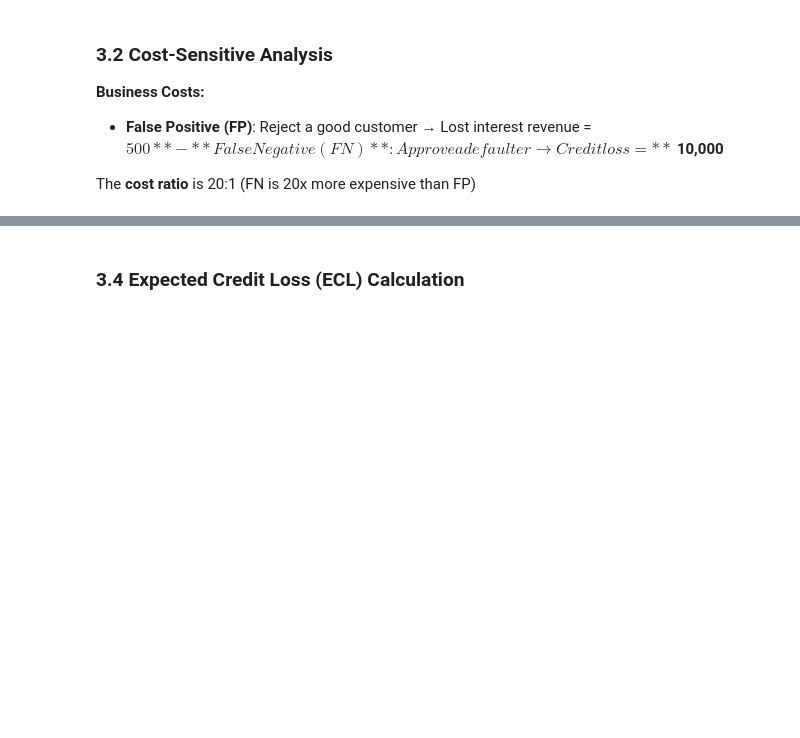
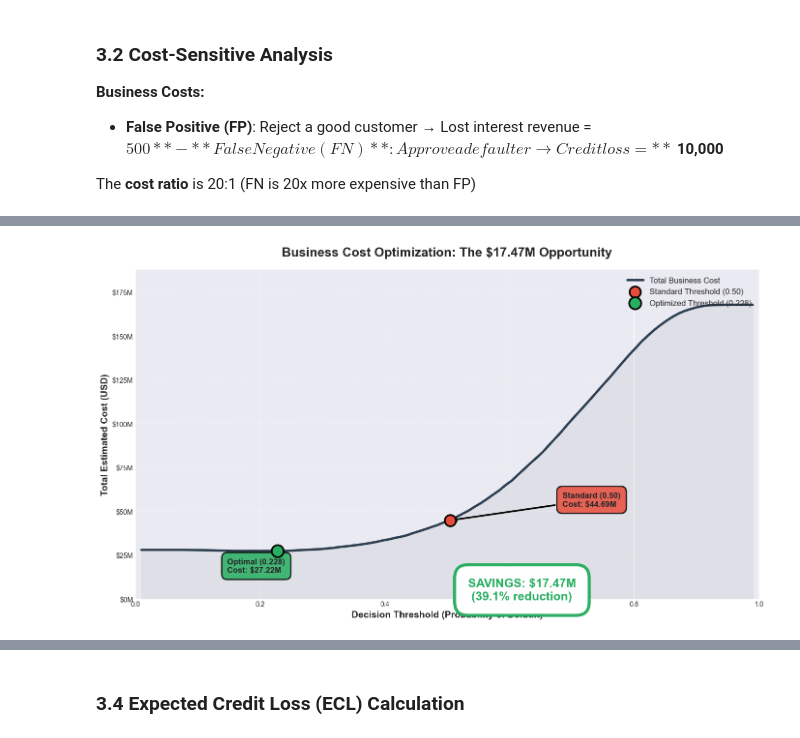
Before and after one commit to federico1809/credit-risk-modeling, a Jupyter notebook: notebooks/04_model_evaluation.ipynb, the cells around one changed output, grey strips where cells are left out. Cells and saved outputs as stored; diff of their text form; code cells hidden in the pictures; blank space fills up the shorter version.

Commit message:
fix: Update Notebook 4 with corrected business cost analysis

```diff
--- a/notebooks/04_model_evaluation.ipynb
+++ b/notebooks/04_model_evaluation.ipynb
@@ -101,10 +95,10 @@ print(f"✓ Imputer loaded: {type(imputer).__name__}")
 test_df = pd.read_csv(DATA_DIR / 'test_data.csv')
 
 target_col = 'target'
-
 print(f"Test data shape: {test_df.shape}")
 print(f"Default rate: {test_df[target_col].mean():.2%}")
-X_test_raw = test_df.drop(columns=[target_col])
+
+X_test_raw = test_df[feature_names]
 y_test = test_df[target_col]
 
 print("✓ Data split into X_test and y_test")
@@ -160,9 +136,6 @@ We'll generate both:
 # %%
-# Use the processed X_test_final and handle the dimension mismatch if needed
-# Note: If this fails, we must go back and ensure feature_names has the 149 columns
-y_pred_proba = model.predict_proba(X_test_final)[:, 1]
-
-# We use 0.5 as an initial baseline, but this will likely be adjusted later
+# Generate predictions
+y_pred_proba = model.predict_proba(X_test)[:, 1]
 y_pred = (y_pred_proba >= 0.5).astype(int)
 
 print("Prediction Statistics:")
@@ -170,8 +143,6 @@ print(f"Min probability: {y_pred_proba.min():.4f}")
 print(f"Max probability: {y_pred_proba.max():.4f}")
 print(f"Mean probability: {y_pred_proba.mean():.4f}")
 print(f"Median probability: {np.median(y_pred_proba):.4f}")
-
-# Comparison between predicted and actual rates
 print(f"\nPredicted default rate (threshold=0.5): {y_pred.mean():.2%}")
 print(f"Actual default rate: {y_test.mean():.2%}")
 # %% [output]
@@ -367,0 +366,78 @@ print("✓ Cost curve saved")
+# %%
+# ============================================================================
+# PROFESSIONAL VISUALIZATION FOR PORTFOLIO/LINKEDIN
+# ============================================================================
+
+fig = plt.figure(figsize=(14, 8), dpi=100)
+ax = plt.gca()
+
+# Main cost curve
+ax.plot(costs_df['threshold'], costs_df['total_cost'],
+        color='#2c3e50', linewidth=3.5, label='Total Business Cost', zorder=3)
+
+# Subtle fill
+ax.fill_between(costs_df['threshold'], costs_df['total_cost'],
+                alpha=0.1, color='#7f8c8d', zorder=1)
+
+# Baseline point (red)
+ax.scatter(baseline_threshold, baseline_cost,
+          color='#e74c3c', s=280, zorder=5,
+          edgecolors='black', linewidths=2.5,
+          label=f'Standard Threshold ({baseline_threshold:.2f})')
+
+ax.annotate(f'Standard ({baseline_threshold:.2f})\nCost: ${baseline_cost/1e6:.2f}M',
+           xy=(baseline_threshold, baseline_cost),
+           xytext=(baseline_threshold + 0.18, baseline_cost * 1.18),
+           fontsize=12, fontweight='bold',
+           bbox=dict(boxstyle='round,pad=0.7', facecolor='#e74c3c',
+                    alpha=0.85, edgecolor='black', linewidth=2),
+           arrowprops=dict(arrowstyle='->', lw=2.5, color='black'))
+
+# Optimal point (green)
+ax.scatter(optimal_threshold, optimal_cost,
+          color='#27ae60', s=320, zorder=5,
+          edgecolors='black', linewidths=2.5,
+          label=f'Optimized Threshold ({optimal_threshold:.3f})')
+
+ax.annotate(f'Optimal ({optimal_threshold:.3f})\nCost: ${optimal_cost/1e6:.2f}M',
+           xy=(optimal_threshold, optimal_cost),
+           xytext=(optimal_threshold - 0.08, optimal_cost * 0.55),
+           fontsize=12, fontweight='bold',
+           bbox=dict(boxstyle='round,pad=0.7', facecolor='#27ae60',
+                    alpha=0.85, edgecolor='black', linewidth=2),
+           arrowprops=dict(arrowstyle='->', lw=2.5, color='black'))
+
+# Savings highlight box
+ax.text(0.62, optimal_cost * 0.18,
+        f'SAVINGS: ${savings/1e6:.2f}M\n({savings_pct:.1f}% reduction)',
+        fontsize=18, fontweight='bold', color='#27ae60',
+        bbox=dict(boxstyle='round,pad=1.1', facecolor='white',
+                 edgecolor='#27ae60', linewidth=4.5, alpha=0.98),
+        ha='center', va='center', zorder=6)
+
+# Styling
+ax.set_title(f'Business Cost Optimization: The ${savings/1e6:.2f}M Opportunity',
+            fontsize=19, fontweight='bold', pad=20)
+ax.set_xlabel('Decision Threshold (Probability of Default)',
+             fontsize=14, fontweight='bold')
+ax.set_ylabel('Total Estimated Cost (USD)',
+             fontsize=14, fontweight='bold')
+ax.grid(axis='y', linestyle='--', alpha=0.4, linewidth=1.2)
+ax.legend(loc='upper right', fontsize=12, framealpha=0.97,
+         edgecolor='black', fancybox=True, shadow=True)
+
+# Format y-axis
+ax.yaxis.set_major_formatter(plt.FuncFormatter(lambda x, p: f'${x/1e6:.0f}M'))
+
+# Set limits
+ax.set_xlim(0, 1)
+ax.set_ylim(0, costs_df['total_cost'].max() * 1.12)
+
+plt.tight_layout()
+plt.savefig(REPORTS_DIR / 'business_cost_optimization.png', dpi=300, bbox_inches='tight')
+plt.show()
+
+print(f"\n✅ Chart saved: {REPORTS_DIR / 'business_cost_optimization.png'}")
+print(f"💼 Ready for LinkedIn/Portfolio!")
+# %% [output]
+[figure, added]
```
Also changed, not shown: parts of 44 cells of this notebook, 2 other files.
